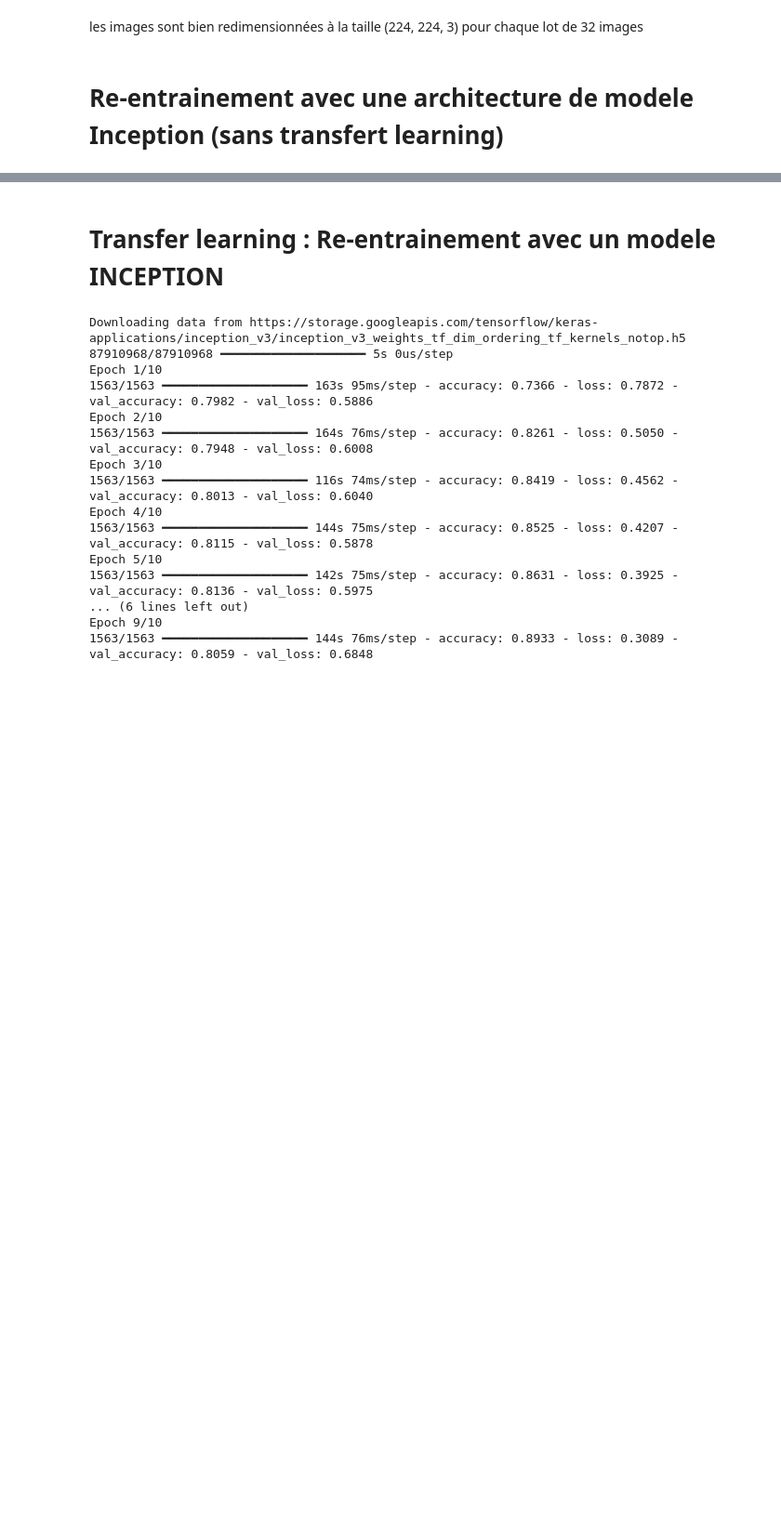
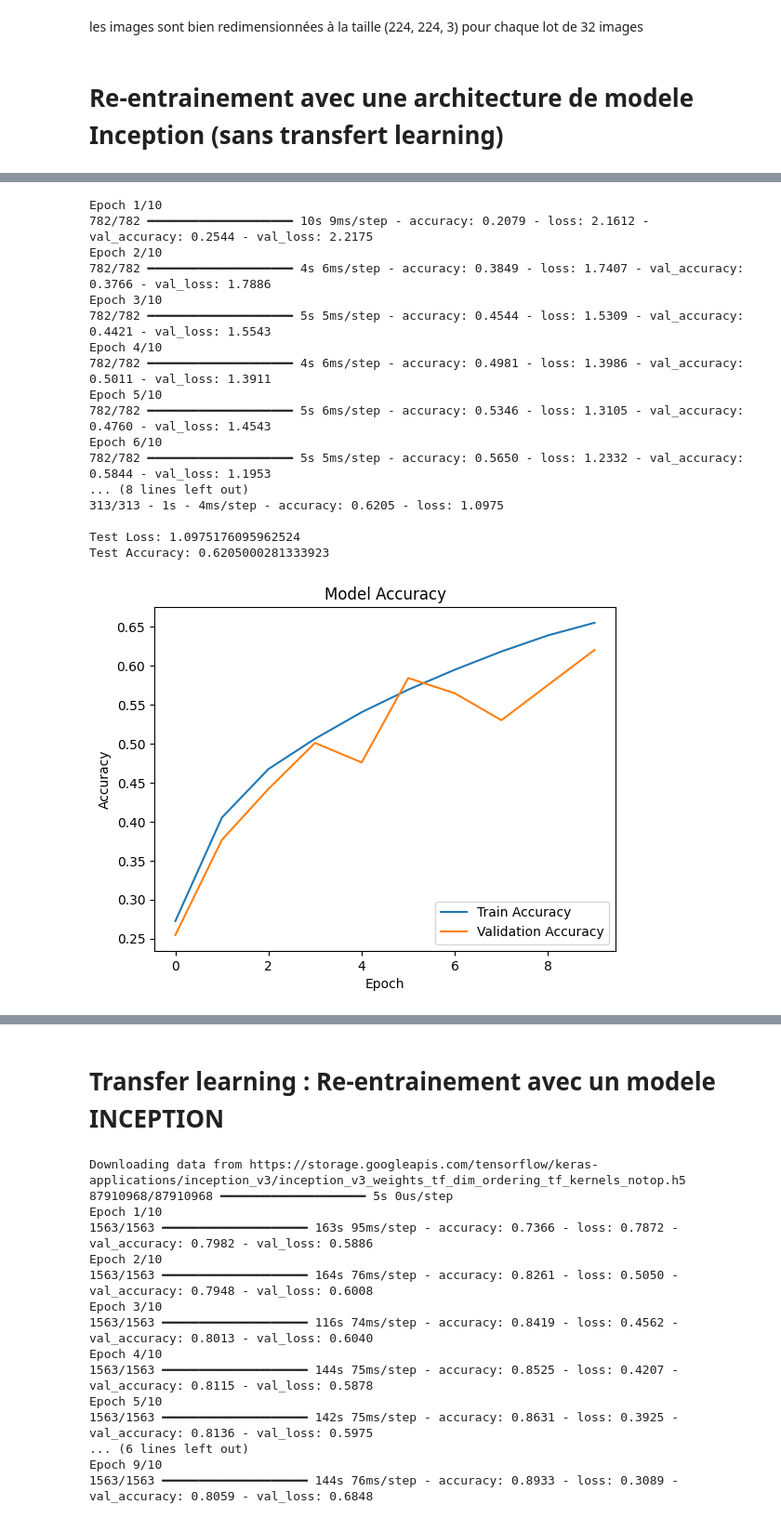
Before and after one commit to zineb369/TP_, a Jupyter notebook: site/en/tutorials/images/cnn.ipynb, the cells around one changed output, grey strips where cells are left out. Shown at 93% size. Saved outputs shown, nothing was run; the diff lists cells and outputs as text; code cells hidden in the pictures; blank space fills up the shorter version.

```diff
--- a/site/en/tutorials/images/cnn.ipynb
+++ b/site/en/tutorials/images/cnn.ipynb
@@ -236,0 +257,54 @@ ValueError: The layer sequential_3 has never been called and thus has no defined
+# %%
+# Entraînement du modèle
+history = model.fit(
+    train_images,
+    train_labels,
+    epochs=10,
+    batch_size=64,  # Vous pouvez ajuster la taille du batch
+    validation_data=(test_images, test_labels)
+)
+
+# Évaluation du modèle
+test_loss, test_accuracy = model.evaluate(test_images, test_labels, verbose=2)
+print(f"\nTest Loss: {test_loss}")
+print(f"Test Accuracy: {test_accuracy}")
+
+# Tracer l'évolution de l'accuracy et de la loss
+import matplotlib.pyplot as plt
+
+# Accuracy plot
+plt.plot(history.history['accuracy'], label='Train Accuracy')
+plt.plot(history.history['val_accuracy'], label='Validation Accuracy')
+plt.title('Model Accuracy')
+plt.xlabel('Epoch')
+plt.ylabel('Accuracy')
+plt.legend(loc='lower right')
+plt.show()
+
+# Loss plot
+plt.plot(history.history['loss'], label='Train Loss')
+plt.plot(history.history['val_loss'], label='Validation Loss')
+plt.title('Model Loss')
+plt.xlabel('Epoch')
+plt.ylabel('Loss')
+plt.legend(loc='upper right')
+plt.show()
+# %% [output]
+Epoch 1/10
+782/782 ━━━━━━━━━━━━━━━━━━━━ 10s 9ms/step - accuracy: 0.2079 - loss: 2.1612 - val_accuracy: 0.2544 - val_loss: 2.2175
+Epoch 2/10
+782/782 ━━━━━━━━━━━━━━━━━━━━ 4s 6ms/step - accuracy: 0.3849 - loss: 1.7407 - val_accuracy: 0.3766 - val_loss: 1.7886
+Epoch 3/10
+782/782 ━━━━━━━━━━━━━━━━━━━━ 5s 5ms/step - accuracy: 0.4544 - loss: 1.5309 - val_accuracy: 0.4421 - val_loss: 1.5543
+Epoch 4/10
+782/782 ━━━━━━━━━━━━━━━━━━━━ 4s 6ms/step - accuracy: 0.4981 - loss: 1.3986 - val_accuracy: 0.5011 - val_loss: 1.3911
+Epoch 5/10
+782/782 ━━━━━━━━━━━━━━━━━━━━ 5s 6ms/step - accuracy: 0.5346 - loss: 1.3105 - val_accuracy: 0.4760 - val_loss: 1.4543
+Epoch 6/10
+782/782 ━━━━━━━━━━━━━━━━━━━━ 5s 5ms/step - accuracy: 0.5650 - loss: 1.2332 - val_accuracy: 0.5844 - val_loss: 1.1953
+... (8 lines left out)
+313/313 - 1s - 4ms/step - accuracy: 0.6205 - loss: 1.0975
+
+Test Loss: 1.0975176095962524
+Test Accuracy: 0.6205000281333923
+[figure, added]
```
Also changed, not shown: parts of 9 cells of this notebook.
